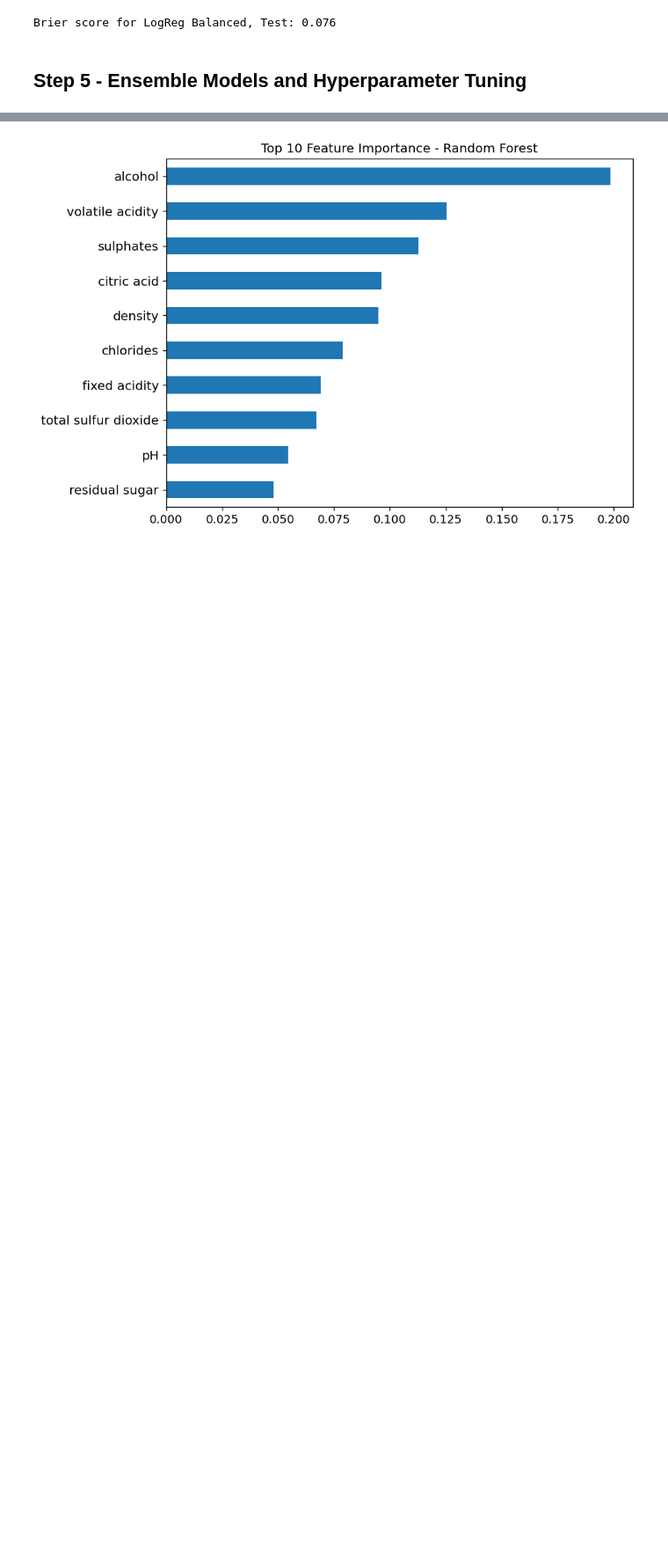
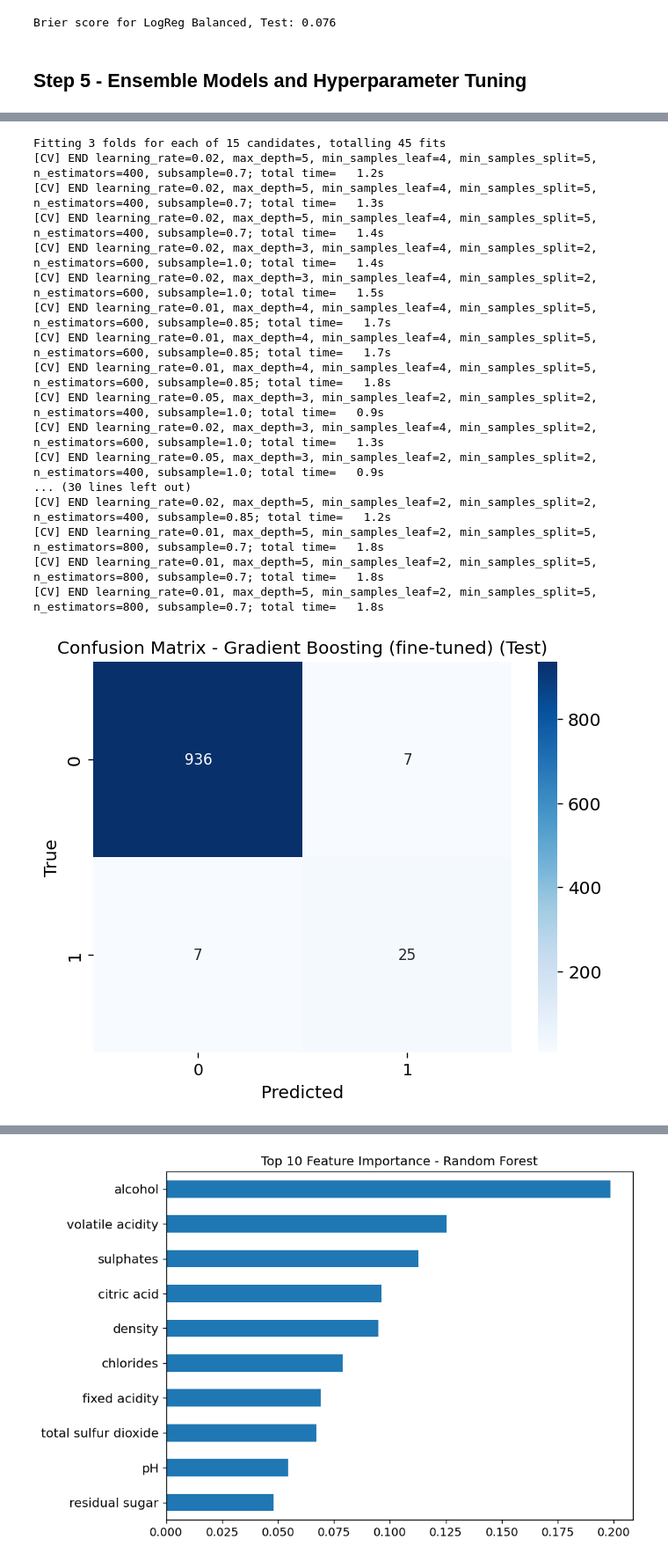
Before and after one commit to andymeneguzzo/Wine-Sommelier-ML, a Jupyter notebook: notebook/experiments.ipynb, the cells around one changed output, grey strips where cells are left out. Shown at 88% size. Cells and saved outputs as stored; diff of their text form; code cells hidden in the pictures; blank space fills up the shorter version.

```diff
--- a/notebook/experiments.ipynb
+++ b/notebook/experiments.ipynb
@@ -731,3 +815,44 @@ Fitting 3 folds for each of 12 candidates, totalling 36 fits
 [figure]
 [figure]
 [figure]
+# %%
+# Above I did a Gradient Boosting, very effective but here I want to push it even more and fine tune it to achieve better F1 and PR-AUC scores
+
+gb = GradientBoostingClassifier(random_state=SEED)
+
+gb_params_fine = {
+    "n_estimators": [400,600,800],
+    "learning_rate": [0.01, 0.02, 0.05],
+    "max_depth": [3,4,5],
+    "subsample": [0.7, 0.85, 1.0],
+    "min_samples_split": [2,5,10],
+    "min_samples_leaf": [1,2,4]
+}
+
+gb_search_fine = RandomizedSearchCV(
+    gb, gb_params_fine, n_iter=15, cv=3, scoring="average_precision", random_state=SEED, n_jobs=-1, verbose=2
+)
+gb_search_fine.fit(X_train_imp, y_train)
+
+best_gb_fine = gb_search_fine.best_estimator_
+
+results = evaluate_model("Gradient Boosting (fine-tuned)", best_gb_fine, X_valid_imp, y_valid, X_test_imp, y_test, results)
+# %% [output]
+Fitting 3 folds for each of 15 candidates, totalling 45 fits
+[CV] END learning_rate=0.02, max_depth=5, min_samples_leaf=4, min_samples_split=5, n_estimators=400, subsample=0.7; total time=   1.2s
+[CV] END learning_rate=0.02, max_depth=5, min_samples_leaf=4, min_samples_split=5, n_estimators=400, subsample=0.7; total time=   1.3s
+[CV] END learning_rate=0.02, max_depth=5, min_samples_leaf=4, min_samples_split=5, n_estimators=400, subsample=0.7; total time=   1.4s
+[CV] END learning_rate=0.02, max_depth=3, min_samples_leaf=4, min_samples_split=2, n_estimators=600, subsample=1.0; total time=   1.4s
+[CV] END learning_rate=0.02, max_depth=3, min_samples_leaf=4, min_samples_split=2, n_estimators=600, subsample=1.0; total time=   1.5s
+[CV] END learning_rate=0.01, max_depth=4, min_samples_leaf=4, min_samples_split=5, n_estimators=600, subsample=0.85; total time=   1.7s
+[CV] END learning_rate=0.01, max_depth=4, min_samples_leaf=4, min_samples_split=5, n_estimators=600, subsample=0.85; total time=   1.7s
+[CV] END learning_rate=0.01, max_depth=4, min_samples_leaf=4, min_samples_split=5, n_estimators=600, subsample=0.85; total time=   1.8s
+[CV] END learning_rate=0.05, max_depth=3, min_samples_leaf=2, min_samples_split=2, n_estimators=400, subsample=1.0; total time=   0.9s
+[CV] END learning_rate=0.02, max_depth=3, min_samples_leaf=4, min_samples_split=2, n_estimators=600, subsample=1.0; total time=   1.3s
+[CV] END learning_rate=0.05, max_depth=3, min_samples_leaf=2, min_samples_split=2, n_estimators=400, subsample=1.0; total time=   0.9s
+... (30 lines left out)
+[CV] END learning_rate=0.02, max_depth=5, min_samples_leaf=2, min_samples_split=2, n_estimators=400, subsample=0.85; total time=   1.2s
+[CV] END learning_rate=0.01, max_depth=5, min_samples_leaf=2, min_samples_split=5, n_estimators=800, subsample=0.7; total time=   1.8s
+[CV] END learning_rate=0.01, max_depth=5, min_samples_leaf=2, min_samples_split=5, n_estimators=800, subsample=0.7; total time=   1.8s
+[CV] END learning_rate=0.01, max_depth=5, min_samples_leaf=2, min_samples_split=5, n_estimators=800, subsample=0.7; total time=   1.8s
+[figure, added]
```
Also changed, not shown: parts of 6 cells of this notebook, 1 other file.
